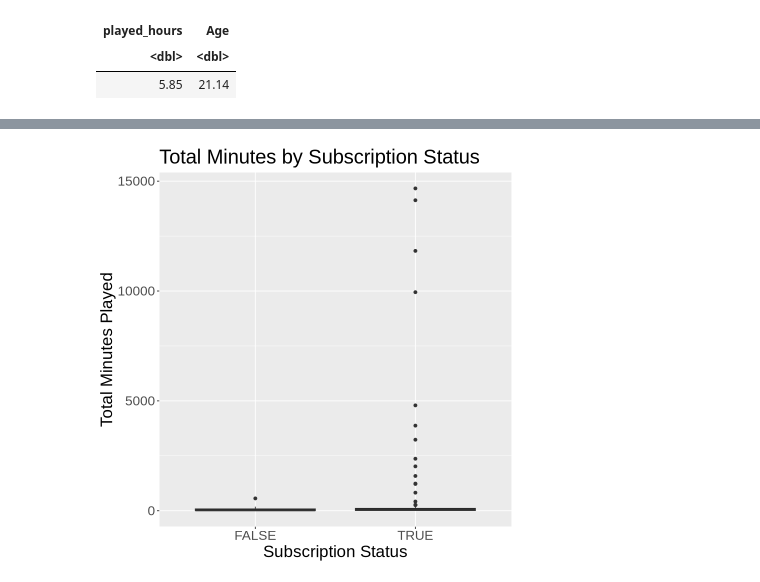
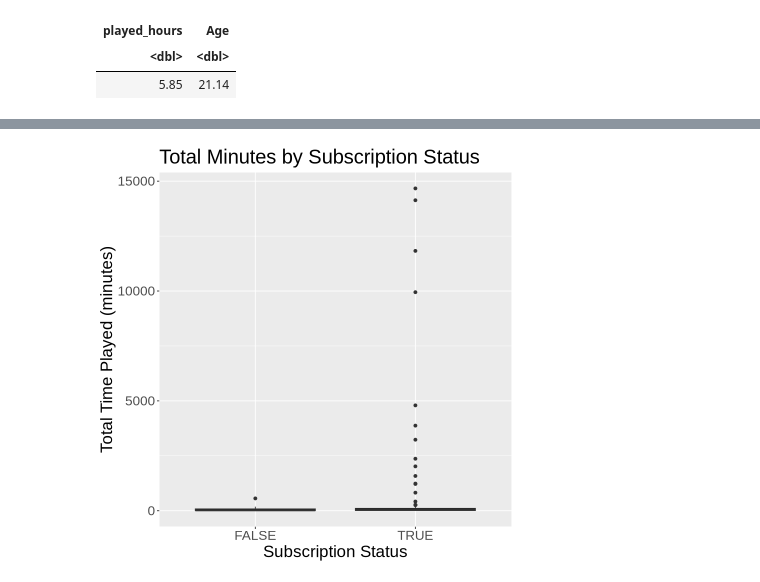
Before and after one commit to alexasestak/individual_planning_report_targetting_players, a Jupyter notebook: tidydata.ipynb, the cells around one changed output, grey strips where cells are left out. Cells and saved outputs as stored; diff of their text form; code cells hidden in the pictures.

```diff
--- a/tidydata.ipynb
+++ b/tidydata.ipynb
@@ -104,14 +106,10 @@ total_mins_histogram
 # %%
 total_mins_boxplot <- ggplot(full_data |> filter(!is.na(total_minutes)), aes(x = subscribe, y = total_minutes)) +
     geom_boxplot(fill = "black") +
     labs(title = "Total Minutes by Subscription Status",
          x = "Subscription Status",
-         y = "Total Minutes Played")+
+         y = "Total Time Played (minutes)")+
     theme(text=element_text(size=20))
 total_mins_boxplot
-
-# subscribers tend to have higher total minutes played compared to non-subscribers
-# there is larger clustering of players who have played less time, but significantly more people who are subscribed engage in the game more
-# there are is very few time recorded of players who are not subscribed, therefore subscription status is likely a high predictor of gameplay contribution
 # %% [output]
-[figure, old version]
+[figure, new version]
```
Also changed, not shown: parts of 8 cells of this notebook.
